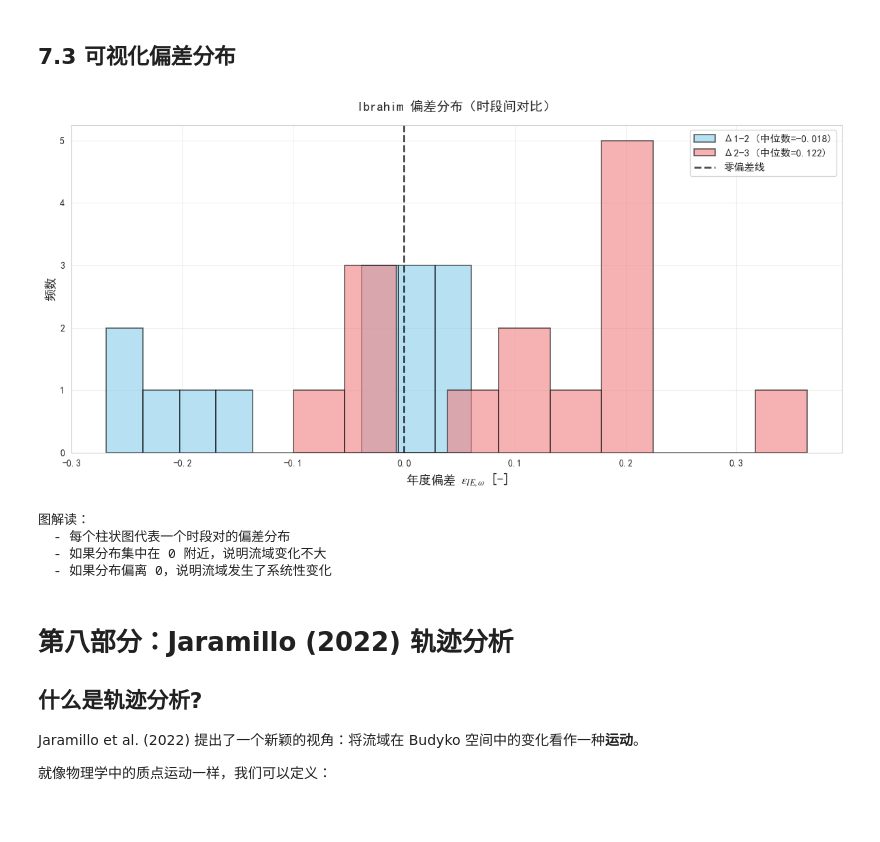
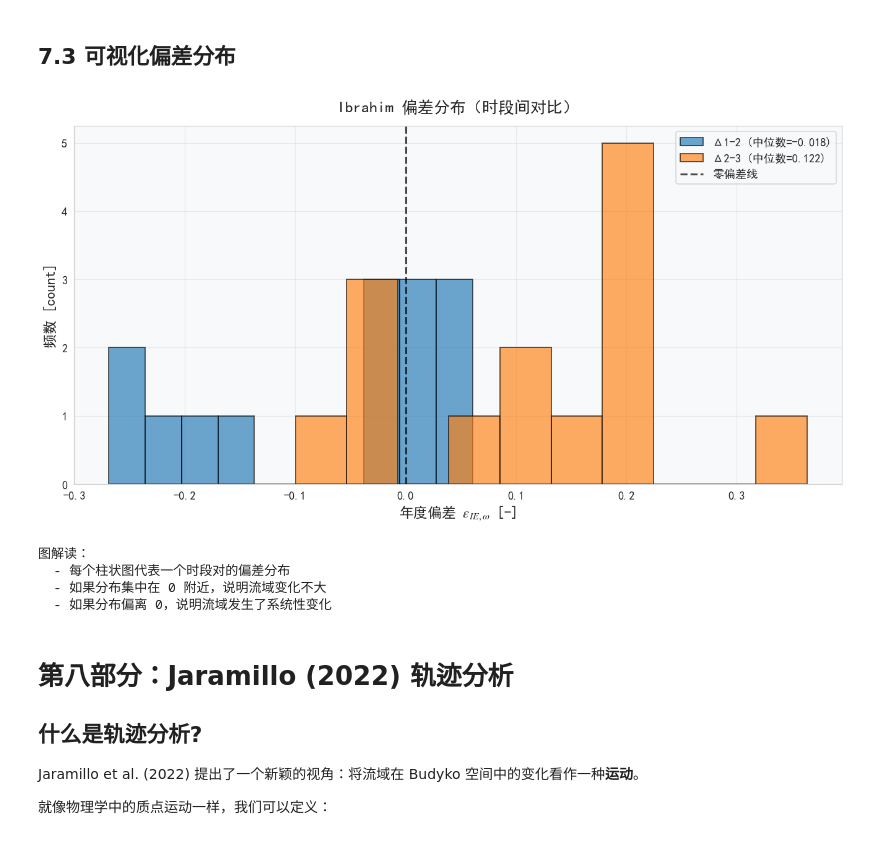
Before and after one commit to licm13/Budyko-Analysis, a Jupyter notebook: notebooks/01_Budyko分析教程_大一新生版.ipynb, the cells around one changed output. Saved outputs shown, nothing was run; the diff lists cells and outputs as text; code cells hidden in the pictures.

```diff
--- a/notebooks/01_Budyko分析教程_大一新生版.ipynb
+++ b/notebooks/01_Budyko分析教程_大一新生版.ipynb
@@ -529,0 +550,7 @@ else:
+# %%
+# 定义可视化配色方案（用于后续图表）
+pet_line_colors = ['#1f77b4', '#ff7f0e']  # 蓝色、橙色
+scatter_edge = '#2ca02c'  # 绿色
+color_cycle = plt.rcParams['axes.prop_cycle'].by_key()['color']  # 获取默认配色循环
+
+print("✓ 配色方案定义完成")
@@ -768,5 +820,4 @@ for i, start_year in enumerate(period_starts):
     print(f"  - ω = {omega_i:.3f}")
     print(f"  - R² = {fit_result['r2']:.3f}")
     print(f"  - 平均 IA = {period_data['IA'].mean():.3f}")
-    print(f"  - 平均 IE = {period_data['IE'].mean():.3f}
-")
+    print(f"  - 平均 IE = {period_data['IE'].mean():.3f}\n")
@@ -810,7 +886,6 @@ for i in range(len(periods) - 1):
     print(f"{pair_name} (T{i+1} → T{i+2}):")
     print(f"  - 偏差中位数: {dist.median:.4f}")
     print(f"  - Wilcoxon p值: {wilcoxon_result['p_value']:.4f} {sig}")
-    print(f"  - 解读: {'偏差显著不为 0' if sig != 'ns' else '偏差不显著'}
-")
+    print(f"  - 解读: {'偏差显著不为 0' if sig != 'ns' else '偏差不显著'}\n")
 
 print("显著性标记：*** p<0.001, ** p<0.01, * p<0.05, ns 不显著")
@@ -819,34 +906,33 @@ print("显著性标记：*** p<0.001, ** p<0.01, * p<0.05, ns 不显著")
 # %%
 # 绘制偏差分布直方图
 fig, ax = plt.subplots(figsize=(12, 6.5))
 
 colors = [color_cycle[0], color_cycle[1]]
 for i, (pair_name, dev_result) in enumerate(deviation_results.items()):
     dist = dev_result['distribution']
     ax.hist(dist.annual_deviations, bins=10, alpha=0.65,
             label=f'{pair_name} (中位数={dist.median:.3f})',
             color=colors[i], edgecolor='black', linewidth=1.2)
 
 # 添加零线
 ax.axvline(0, color='k', linestyle='--', linewidth=2, alpha=0.7, label='零偏差线')
 
-ax.set_xlabel('年度偏差 $\varepsilon_{IE,\omega}$ [-]', fontsize=15)
+ax.set_xlabel(r'年度偏差 $\varepsilon_{IE,\omega}$ [-]', fontsize=15)
 ax.set_ylabel('频数 [count]', fontsize=15)
 ax.set_title('Ibrahim 偏差分布（时段间对比）', fontsize=17, fontweight='bold', pad=14)
 ax.legend(fontsize=12)
 ax.grid(alpha=0.35)
 ax.tick_params(labelsize=12)
 
 plt.tight_layout()
 plt.show()
 
-print("
-图解读：")
+print("\n图解读：")
 print("  - 每个柱状图代表一个时段对的偏差分布")
 print("  - 如果分布集中在 0 附近，说明流域变化不大")
 print("  - 如果分布偏离 0，说明流域发生了系统性变化")
 # %% [output]
-[figure, old version]
+[figure, new version]
 图解读：
   - 每个柱状图代表一个时段对的偏差分布
   - 如果分布集中在 0 附近，说明流域变化不大
```
Also changed, not shown: parts of 15 cells of this notebook.
